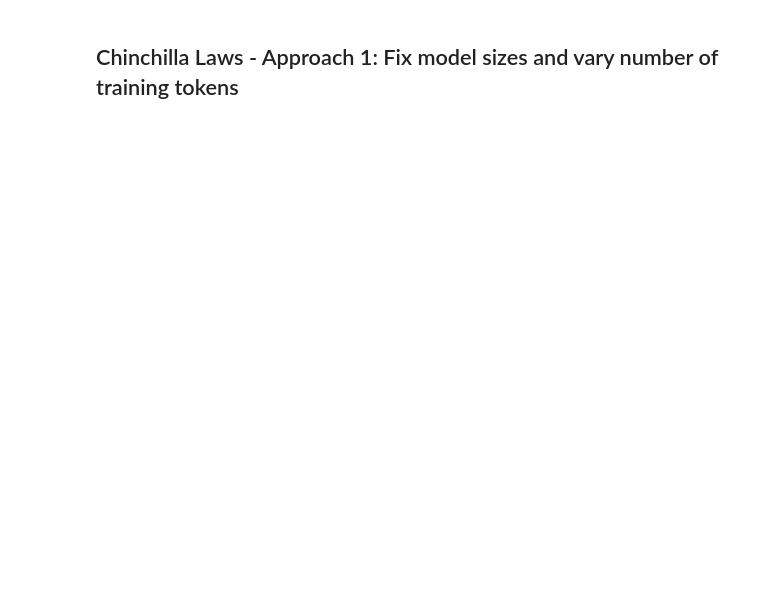
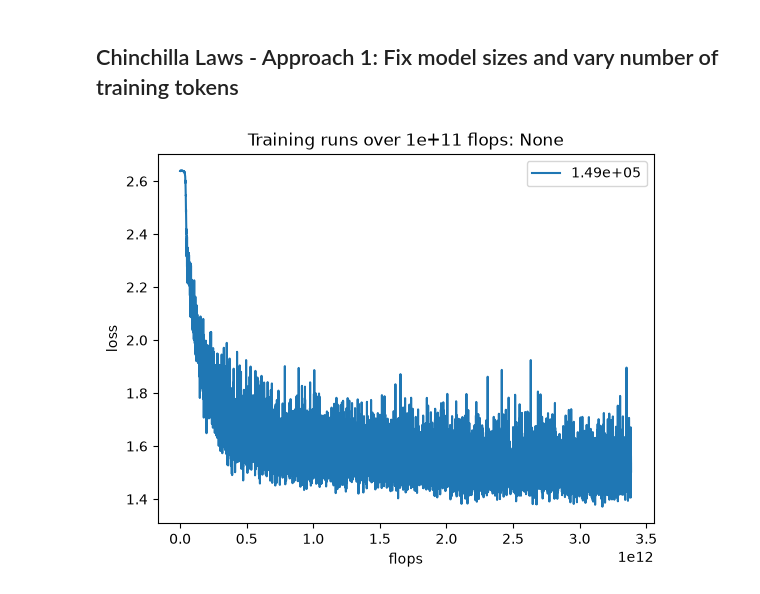
Before and after one commit to RahulBirCodes/blackboard, a Jupyter notebook: chinchilla-exercise/chinchilla_exercise.ipynb, the cells around one changed output. Drawn from its saved outputs; the diff is of its cells as text; code cells hidden in the pictures; blank space fills up the shorter version.

Commit message:
gaussian smoothing baseline

```diff
--- a/chinchilla-exercise/chinchilla_exercise.ipynb
+++ b/chinchilla-exercise/chinchilla_exercise.ipynb
@@ -912,7 +967,81 @@ for m in MODEL_CONFIGS:
-# %%
-runs = {}
-for m in MODEL_CONFIGS:
-    for f in FLOP_HORIZONS:
-        with open(f'main/size_{m.size():1.2e}_flops_{f:1.2e}.npy', 'rb') as f:
-            # losses, flops
-            runs[(m.size(), f)] = (np.load(f), np.load(f))
+# %%
+import numpy as np
+
+def gaussian_smooth(arr: np.ndarray, sigma):
+    radius = int(3*sigma)
+    inds = np.arange(-radius, radius+1)
+    kernel = np.exp(-(inds**2)/(2*(sigma**2)))
+    # symmetrical
+    kernel = kernel / np.sum(kernel)
+    padded_arr = np.pad(arr, (radius, radius), constant_values=(arr[0], arr[-1]))
+    return np.convolve(padded_arr, kernel, mode='valid')
+
+
+# test gaussian smoothing to see proper sigma for smooth loss curves w/o destroying info
+m = MODEL_CONFIGS[3]
+t = TRAINING_CONFIGS[-1][3]
+
+def plot_losses(
+        model_configs,
+        training_configs,
+        losses,
+        *,
+        f_name=None,
+        extra=None,
+):
+    fig, ax = plt.subplots()
+    horizon = None
+    for i in range(len(training_configs)):
+        m = model_configs[i]
+        # print("m:", m)
+        t = training_configs[i]
+        # print('t:', t)
+        if not horizon:
+            horizon = t.flops
+        size = m.size()
+        flops_per_step = int(6 * m.size() * t.bs * MAX_SEQ_LEN)
+        x = flops_per_step * (np.arange(t.steps) + 1)
+        run_losses = losses[i]
+        # print('losses shape:', run_losses.shape)
+        ax.plot(x, run_losses, label=f'{size:1.2e}')
+
+    ax.set_xlabel('flops')
+    ax.set_ylabel('loss')
+    ax.set_title(f'Training runs over {horizon:1.0e} flops: {extra}')
+    ax.legend()
+    if f_name:
+        fig.savefig(f_name)
+
+# losses = loss_grid[-1][3]
+# print('BEFORE SMOOTHING')
+# plot_losses([m], [t], [losses])
+
+# smoothed_losses = gaussian_smooth(losses, 1000)
+# print(f'AFTER SMOOTHING with sigma: {100}')
+# plot_losses([m], [t], [smoothed_losses], extra='smoothed')
+
+
+for h_i in range(len(TRAINING_CONFIGS)):
+# for h_i in [0]:
+    for m_i in range(len(MODEL_CONFIGS)):
+        m = MODEL_CONFIGS[i]
+        t = TRAINING_CONFIGS[h_i][m_i]
+        losses = loss_grid[h_i][m_i]
+        sigma = t.steps // 100
+        smoothed_losses = gaussian_smooth(losses, sigma)
+        plot_losses([m], [t], [losses])
+        plot_losses([m], [t], [smoothed_losses], extra='smoothed')
+        # print(f"MODEL SIZE: {m.size():1.2e} TRAINED FOR: {t.flops:1.2e} FLOPS {t.steps} STEPS.")
+        # print(f'WINDOW SIZE: {int(t.steps // 500)}')
+        print('\n\n')
+
+
+# def plot_losses(
+#         model_configs,
+#         training_configs,
+#         losses,
+#         *,
+#         f_name=None
+# ):
+# %% [output]
+[figure, added]
```
Also changed, not shown: parts of 9 cells of this notebook, 1 other file.
